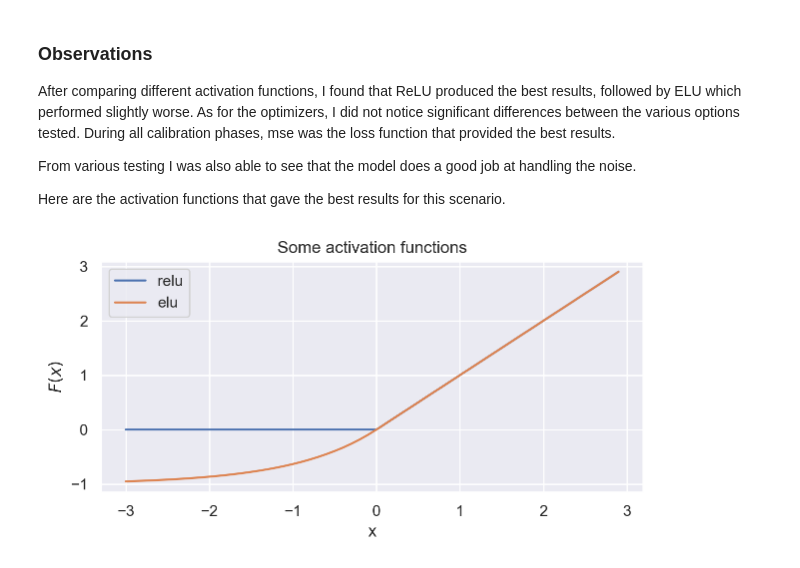
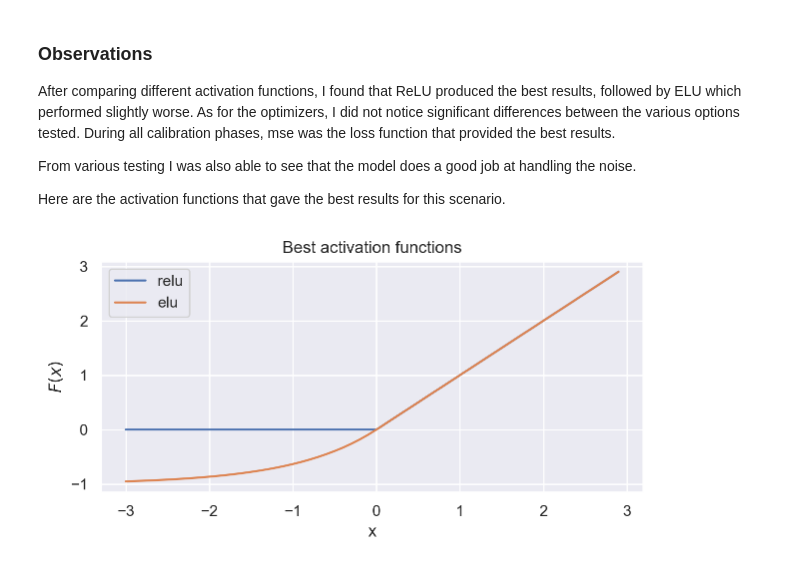
Before and after one commit to tommasoperitoree/Numerical_Simulation_Laboratory, a Jupyter notebook: LSN_11/LSN_11.2.ipynb, the cells around one changed output. Saved outputs shown, nothing was run; the diff lists cells and outputs as text; code cells hidden in the pictures.

```diff
--- a/LSN_11/LSN_11.2.ipynb
+++ b/LSN_11/LSN_11.2.ipynb
@@ -218,15 +218,15 @@ Here are the activation functions that gave the best results for this scenario.
 # %%
 plt.figure(figsize = (7, 3))
 
-plt.title("Some activation functions")
+plt.title("Best activation functions")
 x = np.arange(-3, 3, 0.1)
 plt.plot(x, K.eval(activations.relu(x)), label = 'relu')
 plt.plot(x, K.eval(activations.elu(x)), label = 'elu')
 plt.grid(True)
 plt.xlabel('x')
 plt.ylabel('$F(x)$')
 plt.legend()
 
 plt.show()
 # %% [output]
-[figure, old version]
+[figure, new version]
```
Also changed, not shown: parts of 3 cells of this notebook, 2 other files.
